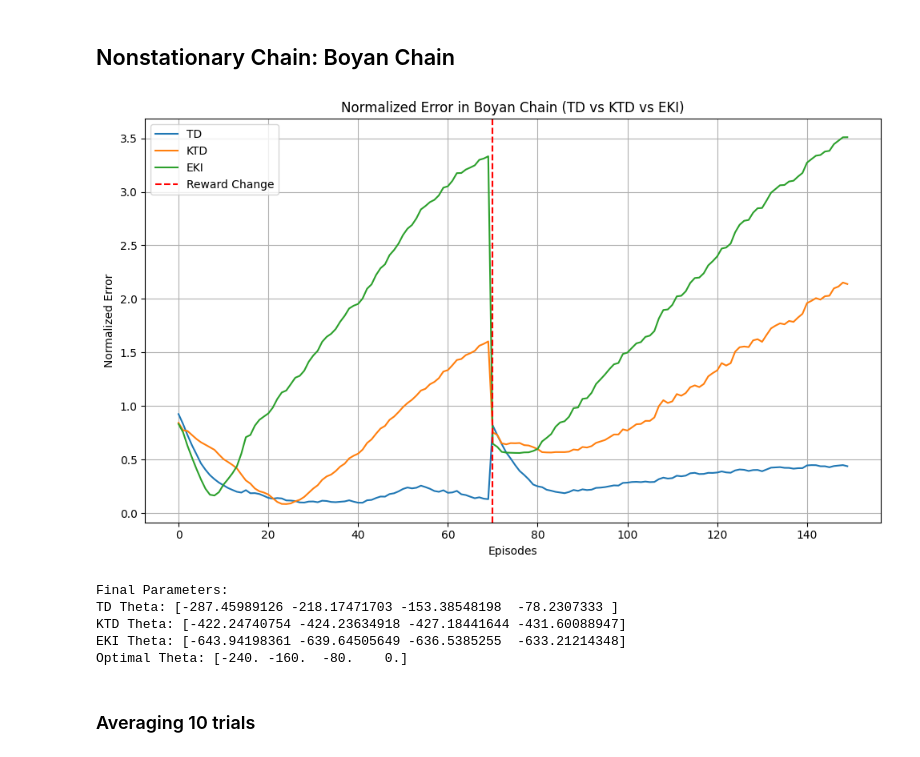
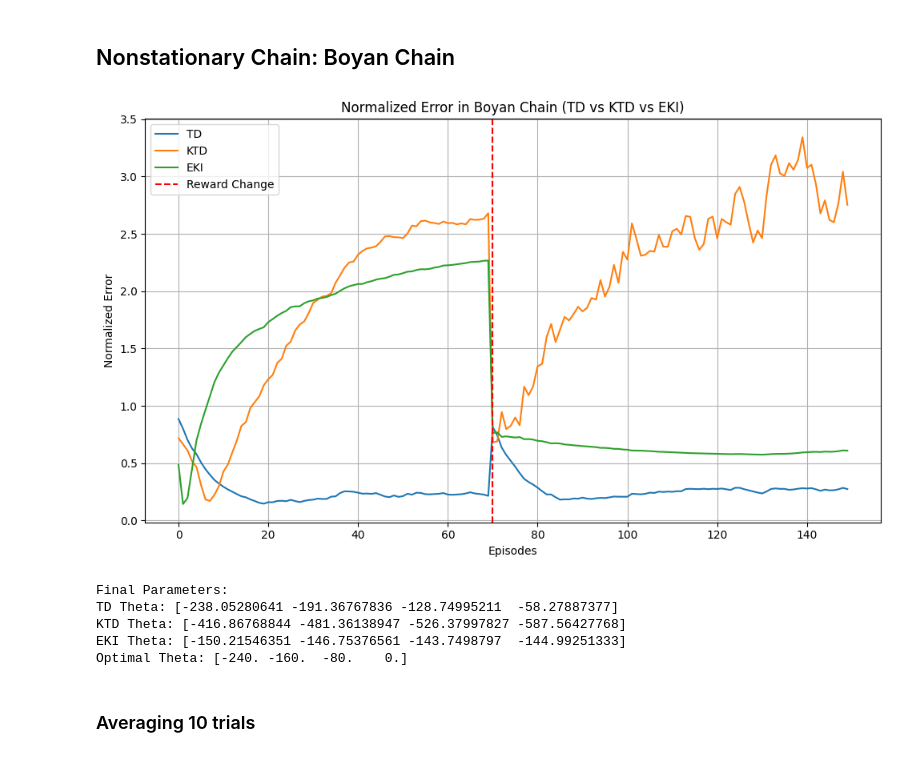
Before and after one commit to Zhihua-Lee/CS4980-KTD, a Jupyter notebook: KTD.ipynb, the cells around one changed output. Drawn from its saved outputs; the diff is of its cells as text; code cells hidden in the pictures.

```diff
--- a/KTD.ipynb
+++ b/KTD.ipynb
@@ -444,7 +444,7 @@ def forward_model_dynamic(s_snext_list, gamma):
 # Testing
 num_episodes = 150
 alpha = 0.3
-gamma = 0.99
+gamma = 0.95
 
 # initializing TD and KTD
 theta_td = np.zeros(num_features)
@@ -516,38 +516,38 @@ for ep in range(num_episodes):
     # Error
     td_err = normalized_error(theta_td, theta_opt)
     ktd_err = normalized_error(theta_ktd.theta_mean, theta_opt)
     xi_sample_mean = np.mean(xi_train_ensemble, axis=0)
     eki_err = normalized_error(xi_sample_mean, theta_opt)
 
     td_errors.append(td_err)
     ktd_errors.append(ktd_err)
     eki_errors.append(eki_err)
 
 # Plot
 plt.figure(figsize=(10,6))
 plt.plot(td_errors, label="TD")
 plt.plot(ktd_errors, label="KTD")
 plt.plot(eki_errors, label="EKI")
 plt.axvline(x=reward_scale_change_episode, color='r', linestyle='--', label='Reward Change')
 plt.title("Normalized Error in Boyan Chain (TD vs KTD vs EKI)")
 plt.xlabel("Episodes")
 plt.ylabel("Normalized Error")
 plt.grid(True)
 plt.legend()
 plt.tight_layout()
 plt.show()
 
 print("Final Parameters:")
 print("TD Theta:", theta_td)
 print("KTD Theta:", theta_ktd.theta_mean)
 print("EKI Theta:", xi_sample_mean)
 print("Optimal Theta:", theta_opt)
 # %% [output]
-[figure, old version]
+[figure, new version]
 Final Parameters:
-TD Theta: [-287.45989126 -218.17471703 -153.38548198  -78.2307333 ]
-KTD Theta: [-422.24740754 -424.23634918 -427.18441644 -431.60088947]
-EKI Theta: [-643.94198361 -639.64505649 -636.5385255  -633.21214348]
+TD Theta: [-238.05280641 -191.36767836 -128.74995211  -58.27887377]
+KTD Theta: [-416.86768844 -481.36138947 -526.37997827 -587.56427768]
+EKI Theta: [-150.21546351 -146.75376561 -143.7498797  -144.99251333]
 Optimal Theta: [-240. -160.  -80.    0.]
 # %% [markdown]
 ### Averaging 10 trials
```
Also changed, not shown: parts of 13 cells of this notebook.
